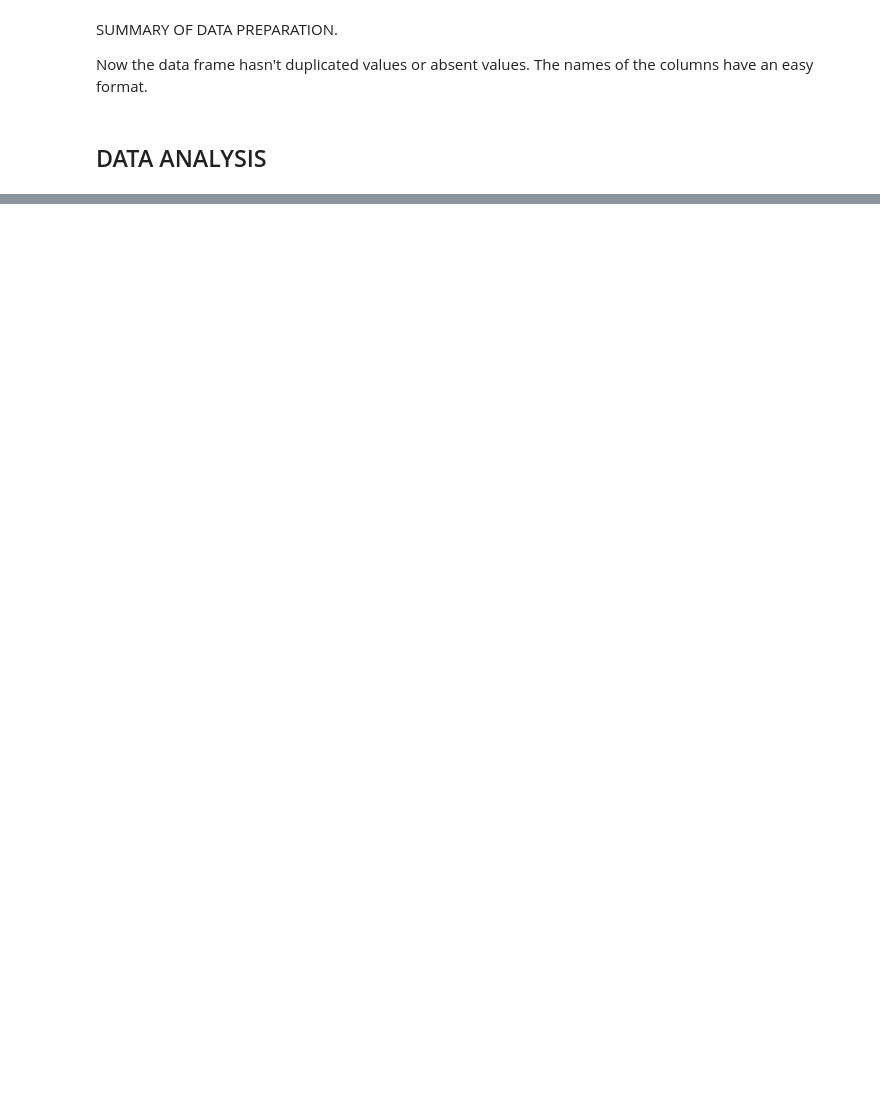
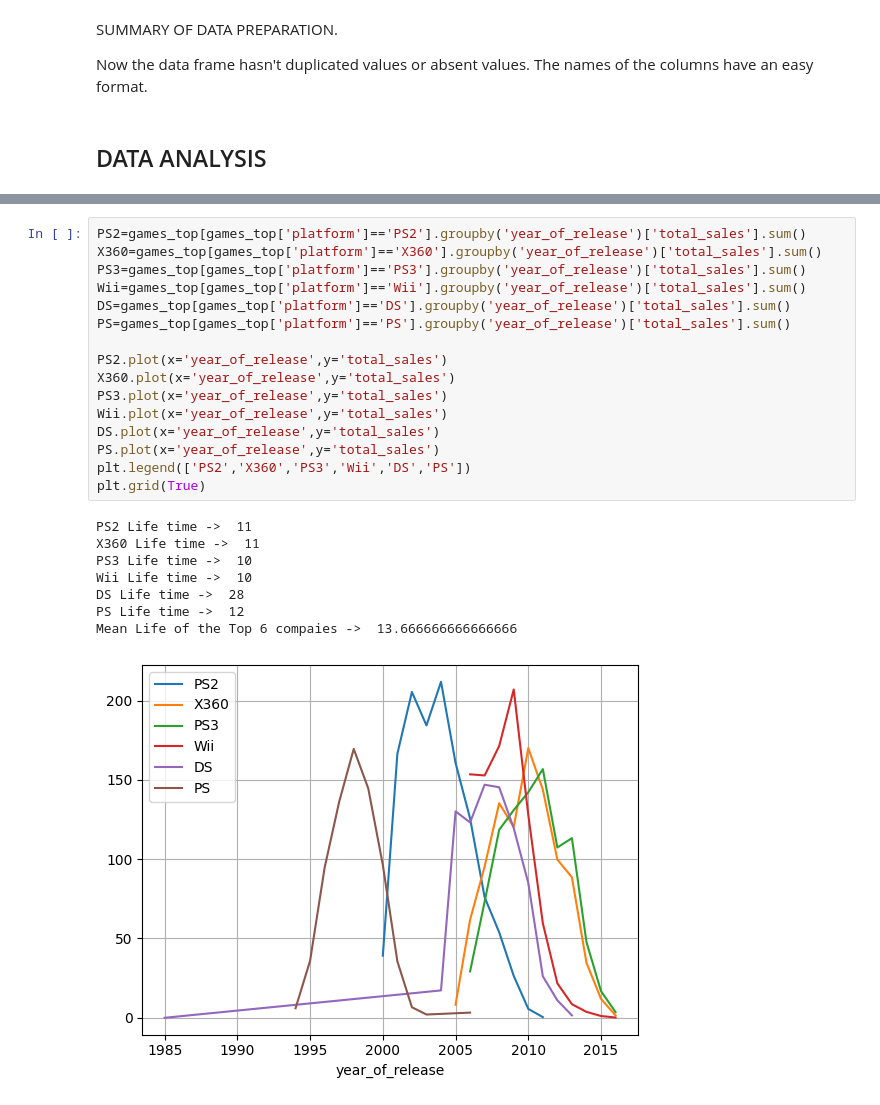
Before and after one commit to JimenaMaSuMu/VideoGameProject, a Jupyter notebook: code.ipynb, the cells around one changed output, grey strips where cells are left out. Cells and saved outputs as stored; diff of their text form; blank space fills up the shorter version.

```diff
--- a/code.ipynb
+++ b/code.ipynb
@@ -226,0 +225,25 @@ Name: name, dtype: int64
+# %%
+PS2=games_top[games_top['platform']=='PS2'].groupby('year_of_release')['total_sales'].sum()
+X360=games_top[games_top['platform']=='X360'].groupby('year_of_release')['total_sales'].sum()
+PS3=games_top[games_top['platform']=='PS3'].groupby('year_of_release')['total_sales'].sum()
+Wii=games_top[games_top['platform']=='Wii'].groupby('year_of_release')['total_sales'].sum()
+DS=games_top[games_top['platform']=='DS'].groupby('year_of_release')['total_sales'].sum()
+PS=games_top[games_top['platform']=='PS'].groupby('year_of_release')['total_sales'].sum()
+
+PS2.plot(x='year_of_release',y='total_sales')
+X360.plot(x='year_of_release',y='total_sales')
+PS3.plot(x='year_of_release',y='total_sales')
+Wii.plot(x='year_of_release',y='total_sales')
+DS.plot(x='year_of_release',y='total_sales')
+PS.plot(x='year_of_release',y='total_sales')
+plt.legend(['PS2','X360','PS3','Wii','DS','PS'])
+plt.grid(True)
+# %% [output]
+PS2 Life time ->  11
+X360 Life time ->  11
+PS3 Life time ->  10
+Wii Life time ->  10
+DS Life time ->  28
+PS Life time ->  12
+Mean Life of the Top 6 compaies ->  13.666666666666666
+[figure, added]
```
Also changed, not shown: parts of 20 cells of this notebook.
